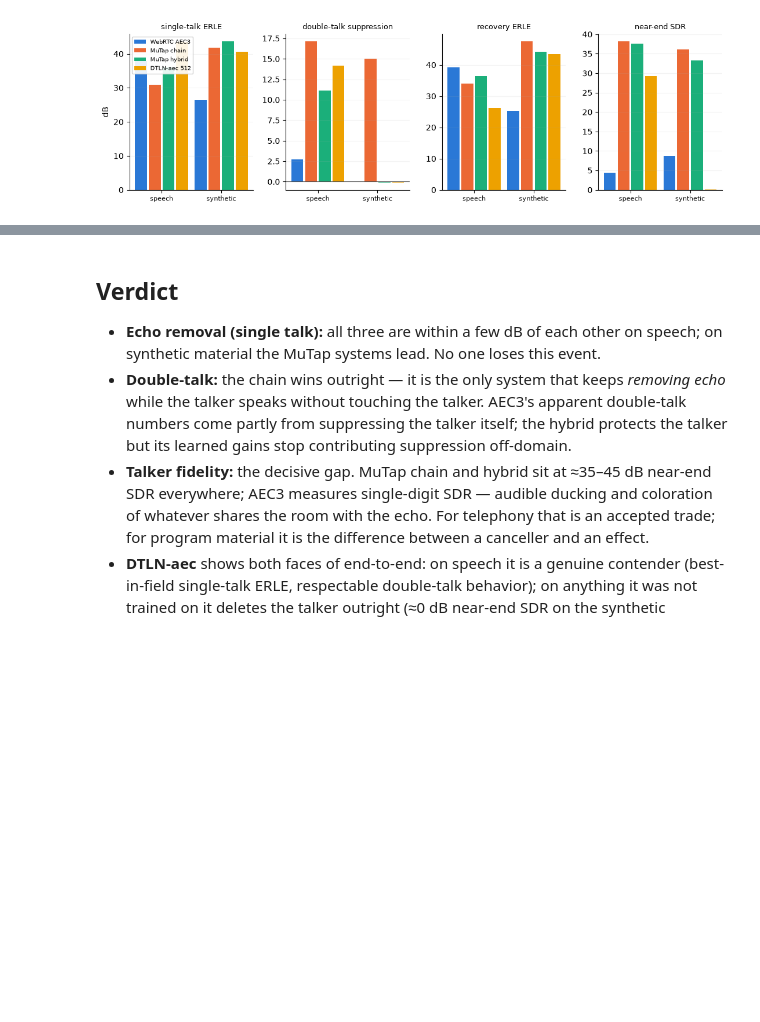
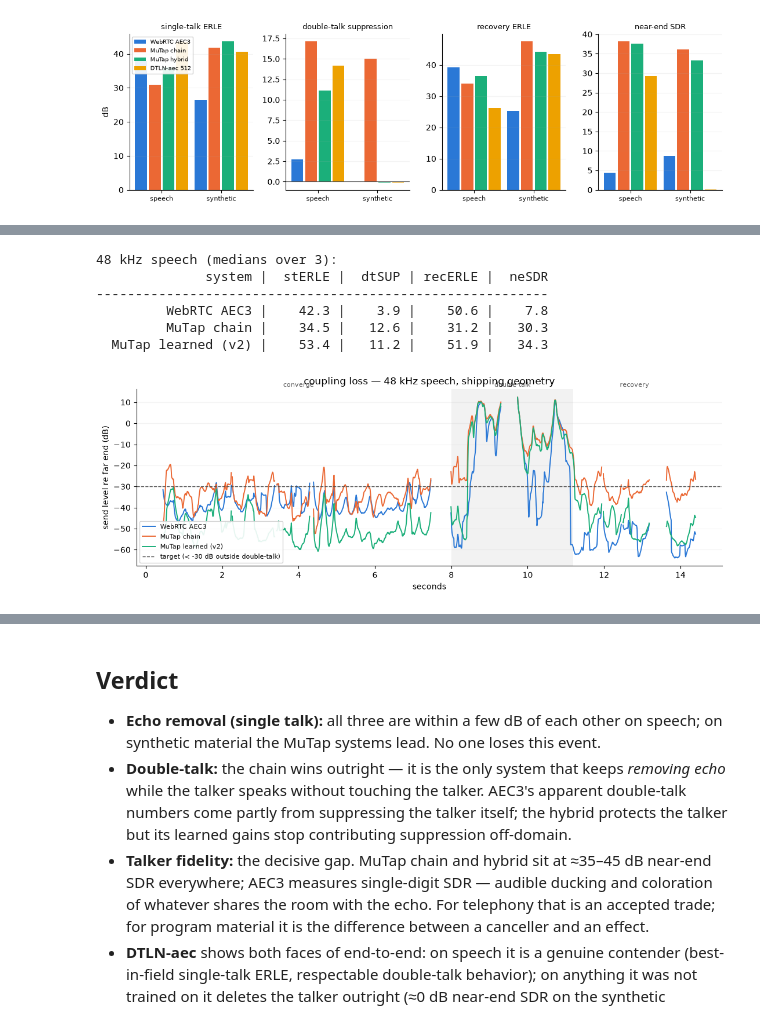
Before and after one commit to tap/MuTap, a Jupyter notebook: notebooks/aec_head_to_head.ipynb, the cells around one changed output, grey strips where cells are left out. Saved outputs shown, nothing was run; the diff lists cells and outputs as text; code cells hidden in the pictures; blank space fills up the shorter version.

```diff
--- a/notebooks/aec_head_to_head.ipynb
+++ b/notebooks/aec_head_to_head.ipynb
@@ -266,0 +278,46 @@ synthetic (medians):
+# %%
+import statistics as _st
+V2 = REPO / "tools/ml/pretrained/suppressor_v2_48k.munn"
+SY48 = [("WebRTC AEC3", "#2a78d6",
+         lambda: webrtc_aec3.WebRtcAec3(AEC3_BIN, rate=48000)),
+        ("MuTap chain", "#eb6834",
+         lambda: mutap_ffi.AecChain(lib, 256, 8, 48000.0)),
+        ("MuTap learned (v2)", "#1baf7a",
+         lambda: mutap_ffi.AecChain(lib, 256, 8, 48000.0, nn_weights=str(V2)))]
+if not HAVE_AEC3:
+    SY48 = SY48[1:]
+
+if HAVE_SPEECH:
+    scen48 = SCEN / "speech48"
+    if len(list(scen48.glob("*/manifest.json"))) < 3:
+        _run([sys.executable, REPO / "tools/ml/make_dataset.py", "--corpus", LIBRI,
+              "--scenarios", scen48, "--examples", "3", "--seed", "7",
+              "--rate", "48000", "--build-dir", BUILD])
+    scns48 = [metrics.Scenario.load(q.parent) for q in sorted(scen48.glob("*/manifest.json"))]
+    res48 = []
+    for scn in scns48:
+        row = {}
+        for name, color, make in SY48:
+            e = make().process(scn.x, scn.y)
+            row[name] = (e, metrics.measure(scn, e), color)
+        res48.append(row)
+    plot_tclw(scns48[0], res48[0],
+              "coupling loss — 48 kHz speech, shipping geometry", fs=48000)
+
+    hdr = f"{'system':>20} | {'stERLE':>7} | {'dtSUP':>6} | {'recERLE':>7} | {'neSDR':>6}"
+    print("48 kHz speech (medians over 3):"); print(hdr); print("-" * len(hdr))
+    for name, _, _ in SY48:
+        med = {k: _st.median(r[name][1].as_dict()[k] for r in res48)
+               for k in ("st_erle_db", "dt_suppression_db", "rec_erle_db", "ne_sdr_db")}
+        print(f"{name:>20} | {med['st_erle_db']:7.1f} | {med['dt_suppression_db']:6.1f} | "
+              f"{med['rec_erle_db']:7.1f} | {med['ne_sdr_db']:6.1f}")
+else:
+    print("speech corpus absent — 48 kHz section skipped")
+# %% [output]
+48 kHz speech (medians over 3):
+              system |  stERLE |  dtSUP | recERLE |  neSDR
+----------------------------------------------------------
+         WebRTC AEC3 |    42.3 |    3.9 |    50.6 |    7.8
+         MuTap chain |    34.5 |   12.6 |    31.2 |   30.3
+  MuTap learned (v2) |    53.4 |   11.2 |    51.9 |   34.3
+[figure, added]
```
Also changed, not shown: parts of 2 cells of this notebook, 1 other file.
